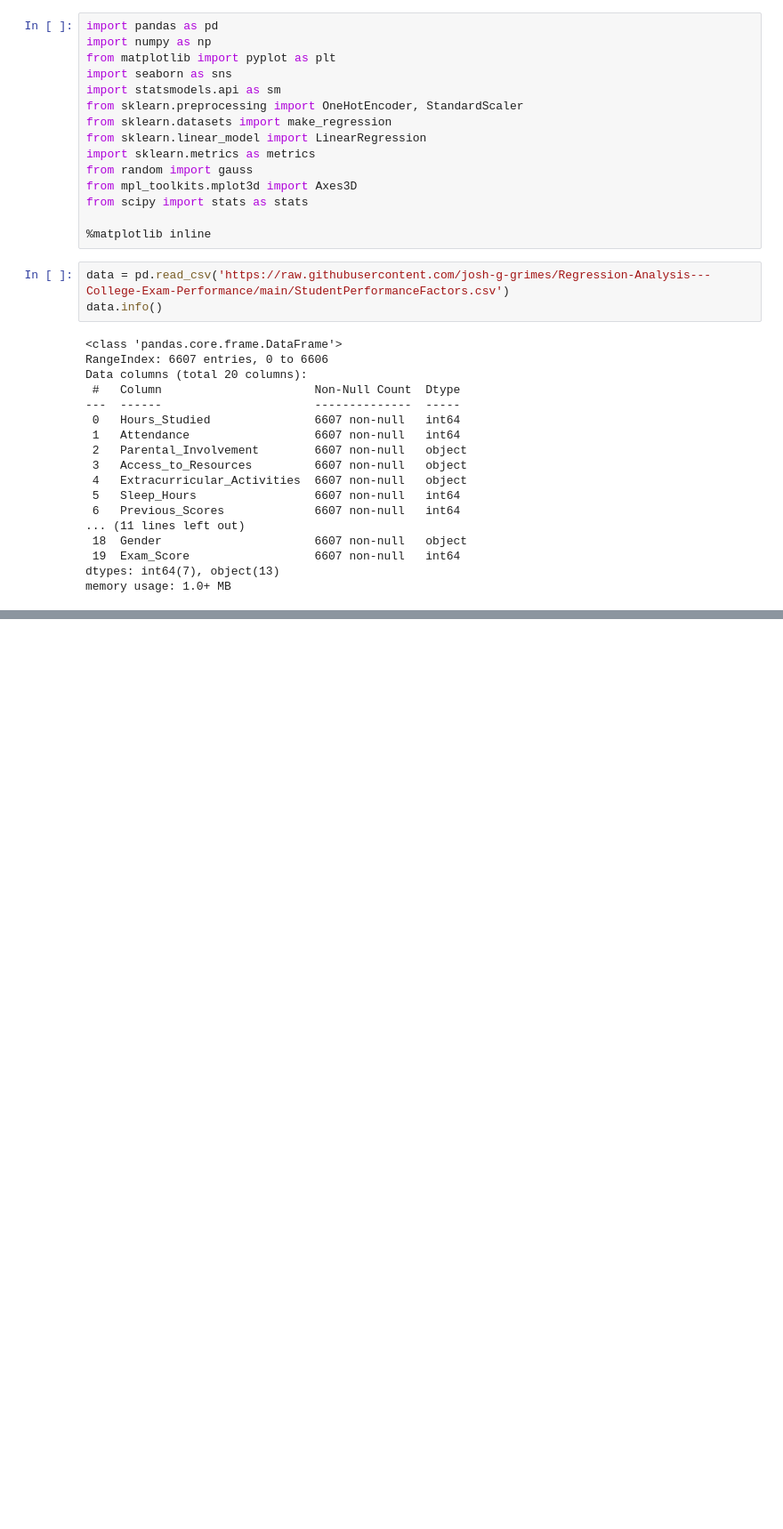
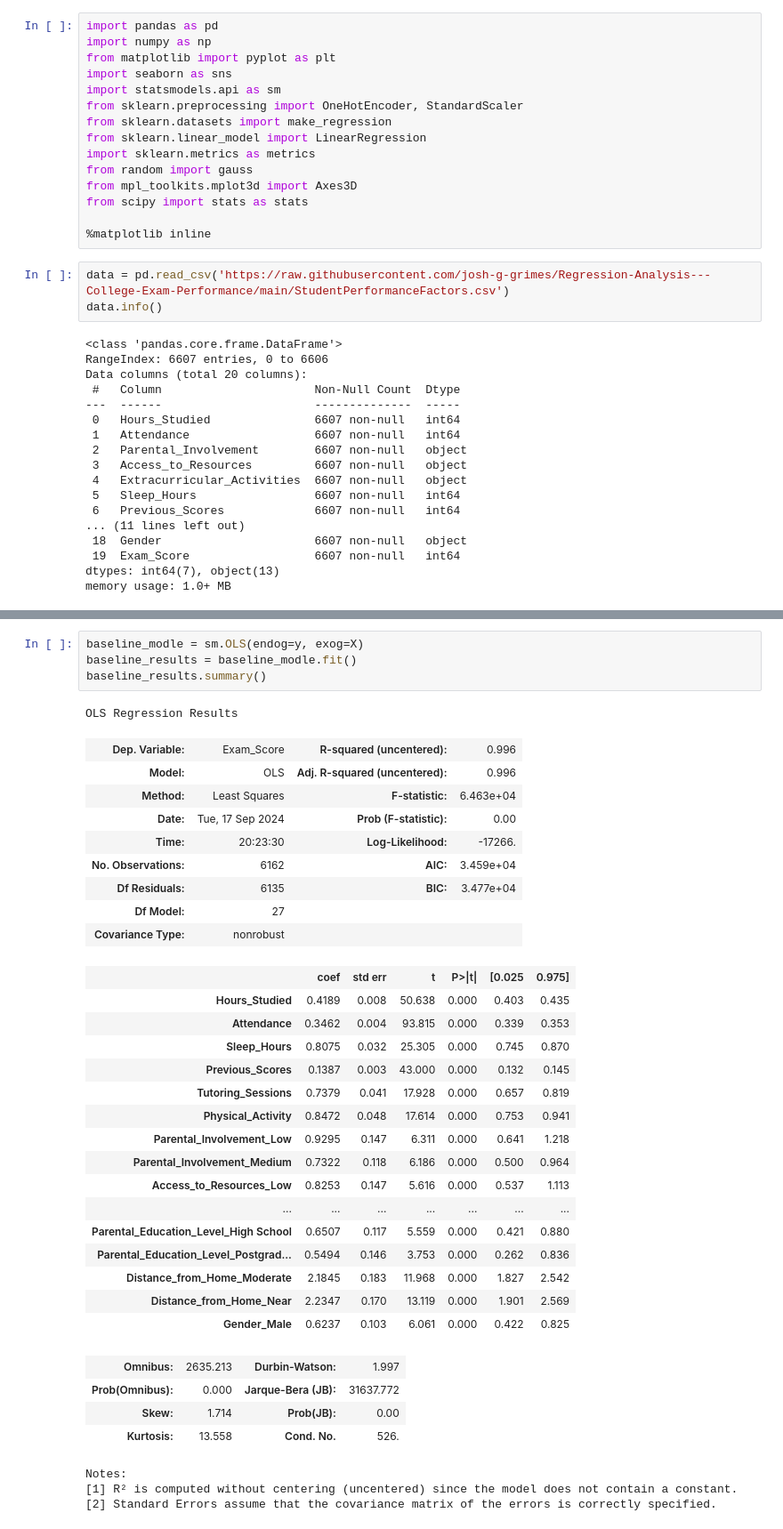
Before and after one commit to josh-g-grimes/Regression-Analysis---College-Exam-Performance, a Jupyter notebook: notebook.ipynb, the cells around one changed output, grey strips where cells are left out. Shown: that part at 89% size. Cells and saved outputs as stored; diff of their text form; blank space fills up the shorter version.

Commit message:
Modeling - Baseline Model - Linear Regression with and without constant

```diff
--- a/notebook.ipynb
+++ b/notebook.ipynb
@@ -85,0 +85,38 @@ data.head()
+# %%
+baseline_modle = sm.OLS(endog=y, exog=X)
+baseline_results = baseline_modle.fit()
+baseline_results.summary()
+# %% [output]
+OLS Regression Results
+| Dep. Variable: | Exam_Score | R-squared (uncentered): | 0.996 |
+| Model: | OLS | Adj. R-squared (uncentered): | 0.996 |
+| Method: | Least Squares | F-statistic: | 6.463e+04 |
+| Date: | Tue, 17 Sep 2024 | Prob (F-statistic): | 0.00 |
+| Time: | 20:23:30 | Log-Likelihood: | -17266. |
+| No. Observations: | 6162 | AIC: | 3.459e+04 |
+| Df Residuals: | 6135 | BIC: | 3.477e+04 |
+| Df Model: | 27 |  |  |
+| Covariance Type: | nonrobust |  |  |
+|  | coef | std err | t | P>|t| | [0.025 | 0.975] |
+| Hours_Studied | 0.4189 | 0.008 | 50.638 | 0.000 | 0.403 | 0.435 |
+| Attendance | 0.3462 | 0.004 | 93.815 | 0.000 | 0.339 | 0.353 |
+| Sleep_Hours | 0.8075 | 0.032 | 25.305 | 0.000 | 0.745 | 0.870 |
+| Previous_Scores | 0.1387 | 0.003 | 43.000 | 0.000 | 0.132 | 0.145 |
+| Tutoring_Sessions | 0.7379 | 0.041 | 17.928 | 0.000 | 0.657 | 0.819 |
+| Physical_Activity | 0.8472 | 0.048 | 17.614 | 0.000 | 0.753 | 0.941 |
+| Parental_Involvement_Low | 0.9295 | 0.147 | 6.311 | 0.000 | 0.641 | 1.218 |
+| Parental_Involvement_Medium | 0.7322 | 0.118 | 6.186 | 0.000 | 0.500 | 0.964 |
+| Access_to_Resources_Low | 0.8253 | 0.147 | 5.616 | 0.000 | 0.537 | 1.113 |
+| ... | ... | ... | ... | ... | ... | ... |
+| Parental_Education_Level_High School | 0.6507 | 0.117 | 5.559 | 0.000 | 0.421 | 0.880 |
+| Parental_Education_Level_Postgrad... | 0.5494 | 0.146 | 3.753 | 0.000 | 0.262 | 0.836 |
+| Distance_from_Home_Moderate | 2.1845 | 0.183 | 11.968 | 0.000 | 1.827 | 2.542 |
+| Distance_from_Home_Near | 2.2347 | 0.170 | 13.119 | 0.000 | 1.901 | 2.569 |
+| Gender_Male | 0.6237 | 0.103 | 6.061 | 0.000 | 0.422 | 0.825 |
+| Omnibus: | 2635.213 | Durbin-Watson: | 1.997 |
+| Prob(Omnibus): | 0.000 | Jarque-Bera (JB): | 31637.772 |
+| Skew: | 1.714 | Prob(JB): | 0.00 |
+| Kurtosis: | 13.558 | Cond. No. | 526. |
+Notes:
+[1] R² is computed without centering (uncentered) since the model does not contain a constant.
+[2] Standard Errors assume that the covariance matrix of the errors is correctly specified.
```
Also changed, not shown: parts of 14 cells of this notebook.
